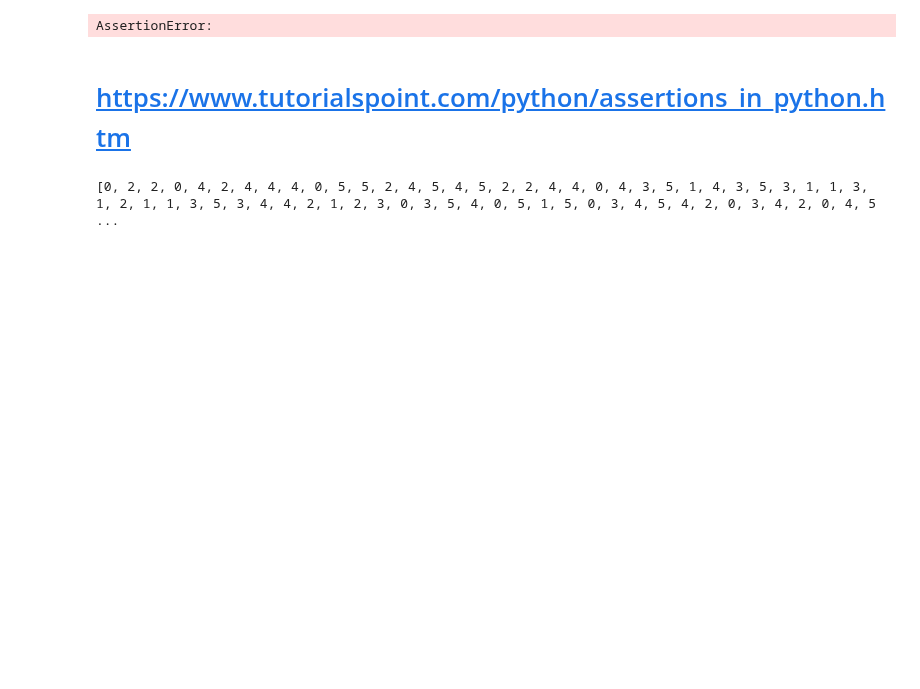
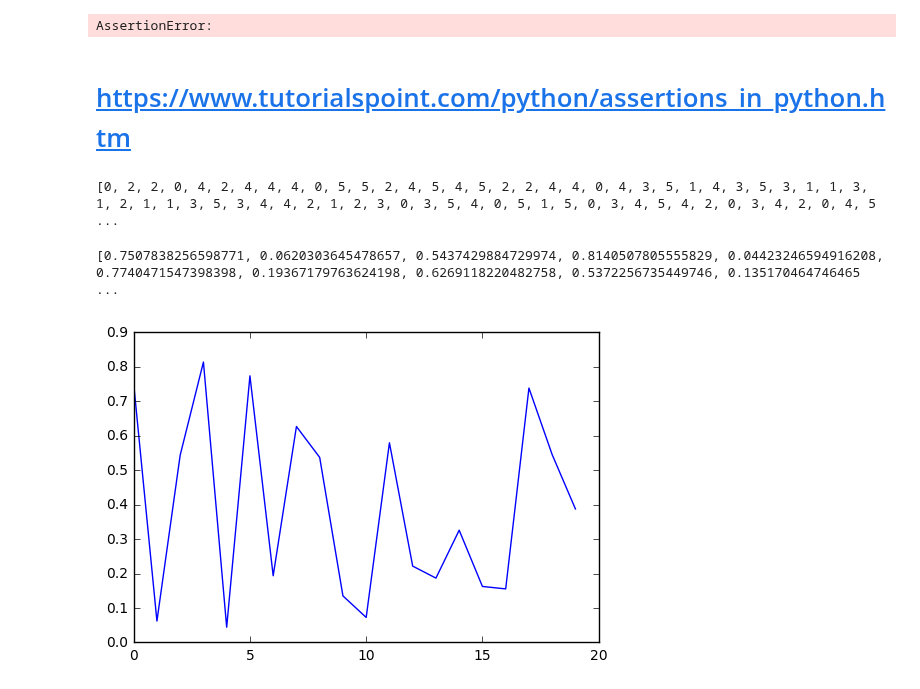
Before and after one commit to SubhankarGhosh/NetworkX, a Jupyter notebook: 0. Pre-Tutorial Exercises.ipynb, the cells around one changed output. Drawn from its saved outputs; the diff is of its cells as text; code cells hidden in the pictures; blank space fills up the shorter version.

```diff
--- a/0. Pre-Tutorial Exercises.ipynb
+++ b/0. Pre-Tutorial Exercises.ipynb
@@ -56,0 +62,13 @@ print(lst)
+# %%
+lst = list()
+for i in range(20):
+    lst.append(random.uniform(0, 1))
+# %%
+print(lst)
+# %% [output]
+[0.7507838256598771, 0.0620303645478657, 0.5437429884729974, 0.8140507805555829, 0.04423246594916208, 0.7740471547398398, 0.19367179763624198, 0.6269118220482758, 0.5372256735449746, 0.135170464746465 ...
+# %%
+plt.plot(range(20),lst)
+plt.show()
+# %% [output]
+[figure, added]
```
Also changed, not shown: parts of 4 cells of this notebook, 1 other file.
